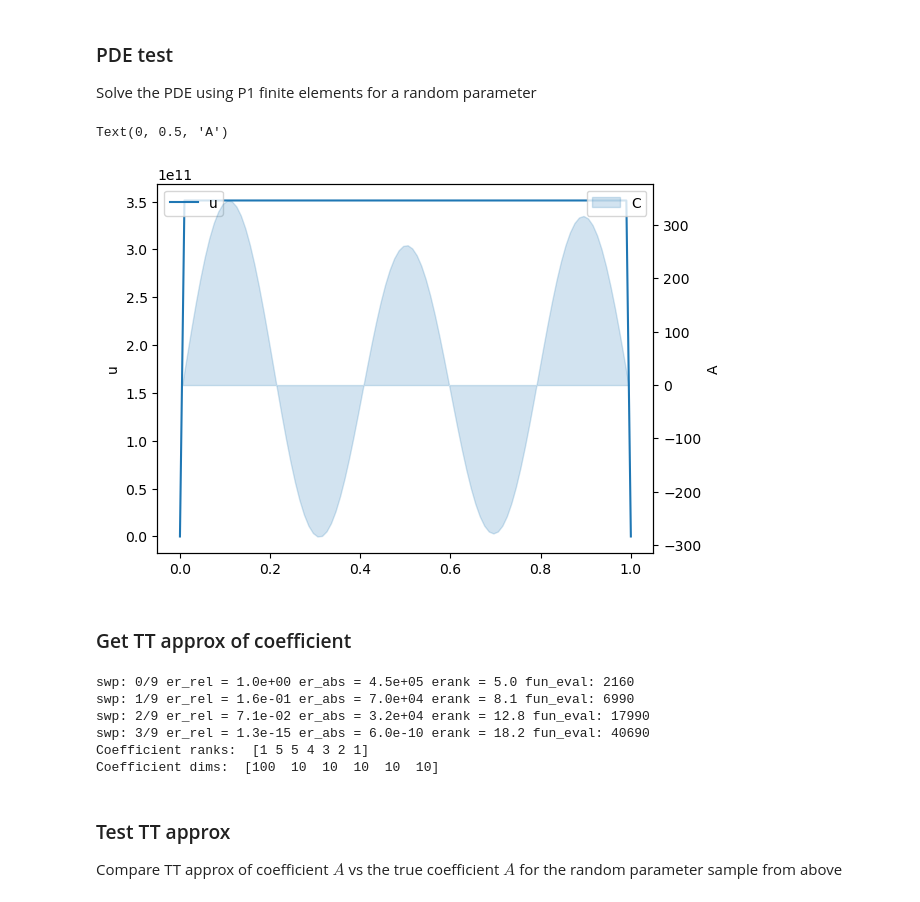
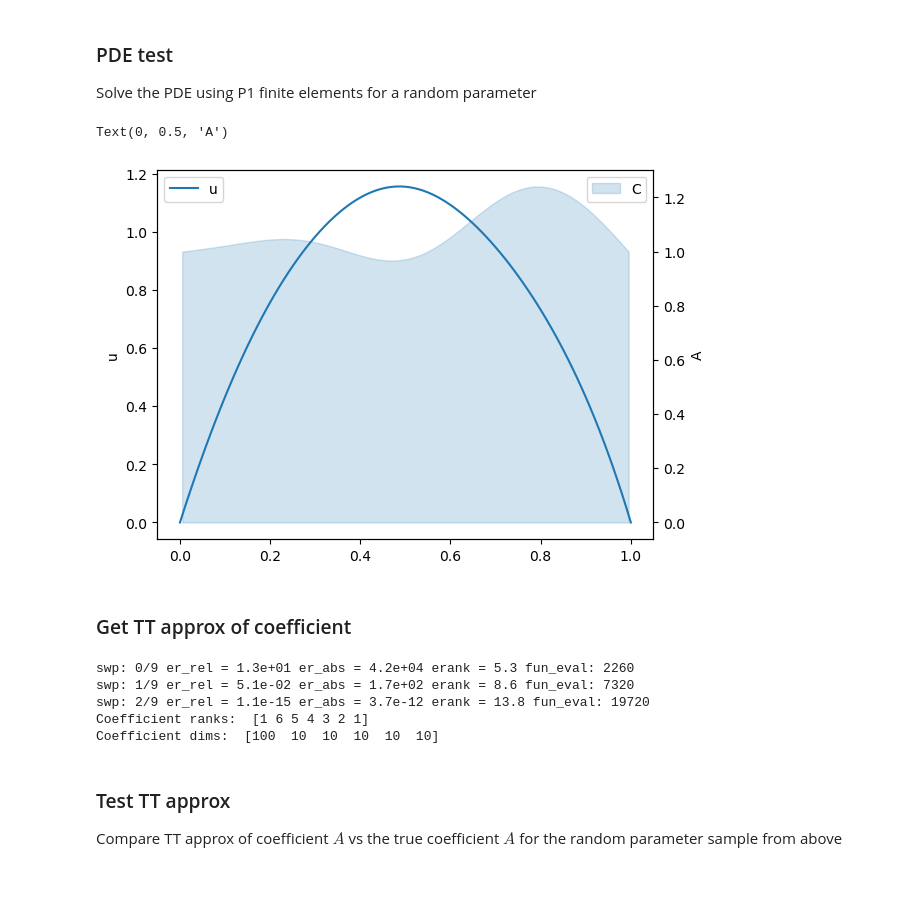
Before and after one commit to huberbenno/TT-IRT, a Jupyter notebook: python/als_cross_rework/test.ipynb, the cells around one changed output. Cells and saved outputs as stored; diff of their text form; code cells hidden in the pictures.

```diff
--- a/python/als_cross_rework/test.ipynb
+++ b/python/als_cross_rework/test.ipynb
@@ -4,7 +4,7 @@ import warnings
 import matplotlib.pyplot as plt
 import tt
 
-def assemble_solve_SimplePDE(coeff, getLinearSystem=True):
+def assemble_solve_SimplePDE(coeff, linear_system=True):
   """
   Solve simple diffusion problem on [0,1] using P1 finite elements.
   """
@@ -44,7 +44,7 @@ def assemble_solve_SimplePDE(coeff, getLinearSystem=True):
 
     U.append(np.linalg.solve(Ai0 + Ai1, Fi0 + Fi1).reshape((-1,1)))
 
-  if getLinearSystem:
+  if linear_system:
     return U,A,F
   else:
     return U
@@ -55,7 +55,7 @@ def coeff(X, Nx, Ny, offset, var):
   for i, x in enumerate(X):
     # print(i)
     for k in range(1, len(x)):
-      c[i] += np.exp(k) * np.sin(np.pi*k*x[0]/(Nx-1)) * (x[k]/(Ny-1) - 0.5) * var
+      c[i] += np.exp(-k) * np.sin(np.pi*k*x[0]/(Nx-1)) * (x[k]/(Ny-1) - 0.5) * var
   return c
 # %% [markdown]
 ### PDE test
@@ -65,35 +65,35 @@ Solve the PDE using P1 finite elements for a random parameter
 Nx = 100      # spatial resolution
 Ny = 10       # parameter resolution
 n_param = 5   # number of parameters
-offset = 0    # parameter mean
+offset = 1   # parameter mean
 var = 4       # 'variance' of the parameters
 
 # get random params
 y = np.random.randint(0,Ny, n_param)
 X = np.hstack([np.arange(Nx).reshape((-1,1)), np.tile(y, [Nx,1])])
 
 cfun = lambda x : coeff(x, Nx, Ny, offset, var)
 
 C_true = cfun(X)
 
 U,A,F = assemble_solve_SimplePDE([C_true.reshape(1,-1,1), np.ones((1,1,1))])
 U = np.ravel(U[0])
 
 fig, ax = plt.subplots()
 ax2 = ax.twinx()
 
 x = np.arange(Nx+1) / Nx
 midpoints = (np.arange(Nx) + 0.5) / Nx
 p = ax.plot(x, U, label='u')
 ax2.fill_between((np.arange(len(C_true)) + 0.5) / (len(C_true)), C_true, alpha=0.2, color=p[0].get_color(), label='C')
 
 ax.set_ylabel('u')
 ax.legend(loc='upper left')
 ax2.legend(loc='upper right')
 ax2.set_ylabel('A')
 # %% [output]
 Text(0, 0.5, 'A')
-[figure, old version]
+[figure, new version]
 # %% [markdown]
 ### Get TT approx of coefficient
 # %%
@@ -108,11 +108,10 @@ C = C.round(1e-12)
 print("Coefficient ranks: ", C.r)
 print("Coefficient dims: ", C.n)
 # %% [output]
-swp: 0/9 er_rel = 1.0e+00 er_abs = 4.5e+05 erank = 5.0 fun_eval: 2160
-swp: 1/9 er_rel = 1.6e-01 er_abs = 7.0e+04 erank = 8.1 fun_eval: 6990
-swp: 2/9 er_rel = 7.1e-02 er_abs = 3.2e+04 erank = 12.8 fun_eval: 17990
-swp: 3/9 er_rel = 1.3e-15 er_abs = 6.0e-10 erank = 18.2 fun_eval: 40690
-Coefficient ranks:  [1 5 5 4 3 2 1]
+swp: 0/9 er_rel = 1.3e+01 er_abs = 4.2e+04 erank = 5.3 fun_eval: 2260
+swp: 1/9 er_rel = 5.1e-02 er_abs = 1.7e+02 erank = 8.6 fun_eval: 7320
+swp: 2/9 er_rel = 1.1e-15 er_abs = 3.7e-12 erank = 13.8 fun_eval: 19720
+Coefficient ranks:  [1 6 5 4 3 2 1]
 Coefficient dims:  [100  10  10  10  10  10]
 # %% [markdown]
 ### Test TT approx
```
Also changed, not shown: parts of 2 cells of this notebook, 1 other file.
